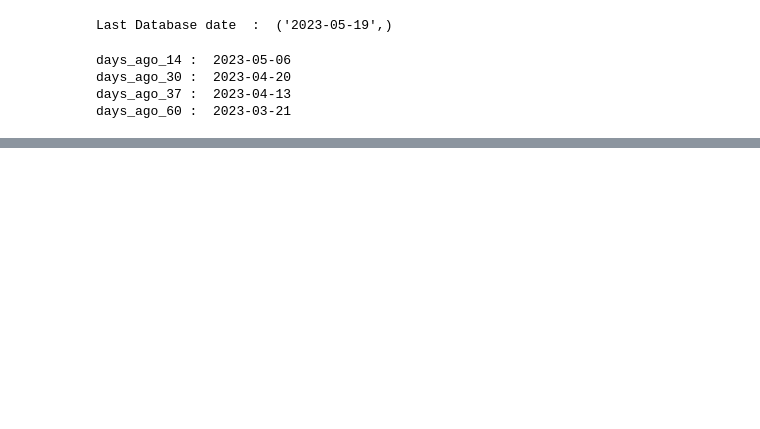
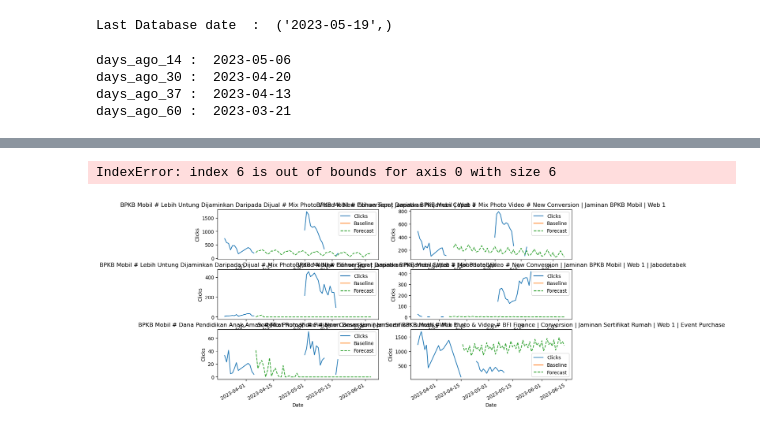
Before and after one commit to hendrikbfi/Project, a Jupyter notebook: digital_leads_forecasting/forecast_meta.ipynb, the cells around one changed output, grey strips where cells are left out. Drawn from its saved outputs; the diff is of its cells as text; code cells hidden in the pictures; blank space fills up the shorter version.

```diff
--- a/digital_leads_forecasting/forecast_meta.ipynb
+++ b/digital_leads_forecasting/forecast_meta.ipynb
@@ -179,5 +179,5 @@ select f.funding_date as created_date, f.product, f.utm_content as ad_name, f.ut
 except Exception as e:
     mydb.close()
     print(str(e))
-meta['campaign']= meta['ad_name'] +" ; "+ meta["adset_name"] +" ; "+ meta["campaign_name"]
-meta.head()
+meta['campaign']= meta['product'] +" # " + meta['ad_name'] +" # "+ meta["adset_name"] +" # "+ meta["campaign_name"]
+#meta.head()
@@ -908,0 +905,17 @@ forecast_meta.head()
+# %%
+fig, ax = plt.subplots(3,2, figsize=(1280/96, 700/96), dpi=96)
+ax = ax.flatten()
+for ax_ ,campaign in enumerate(result_click['campaign'].unique()[:11]):
+    p_ = result_click.loc[result_click['campaign'] == campaign]
+    p_.plot(x='ds', y='y', ax=ax[ax_], label='Clicks')
+    p_.plot(x='ds', y='lag1_sma_forecast', ax=ax[ax_], label='Baseline')
+    p_.plot(x='ds', y='yhat', ax=ax[ax_], label='Forecast', linestyle='dashed')
+    ax[ax_].set_title(campaign)
+    ax[ax_].legend()
+    ax[ax_].set_xlabel('Date')
+    ax[ax_].set_ylabel('Clicks')
+fig.tight_layout()
+plt.show()
+# %% [output]
+IndexError: index 6 is out of bounds for axis 0 with size 6
+[figure, added]
```
Also changed, not shown: parts of 15 cells of this notebook, 8 other files.
